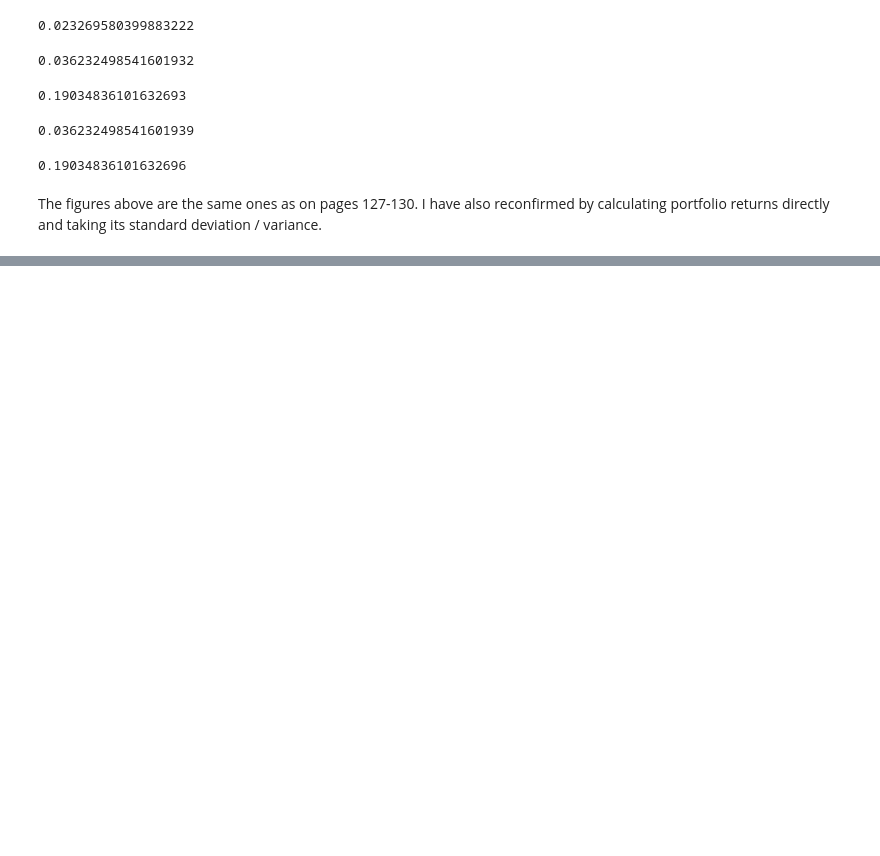
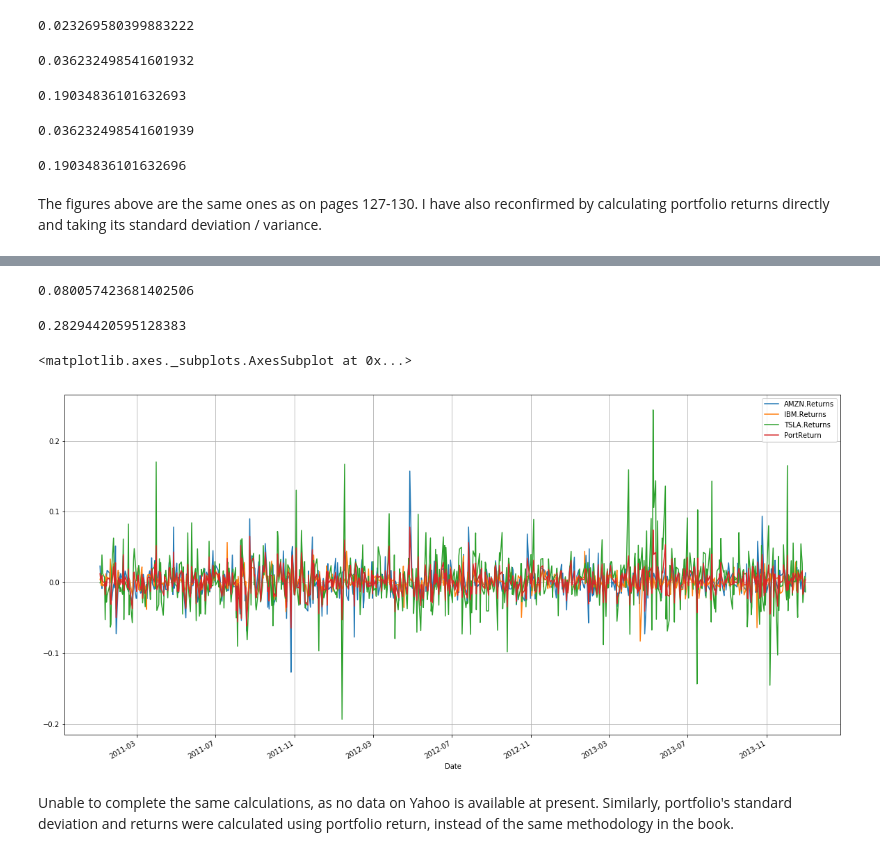
Before and after one commit to drastorguev/financethroughpython, a Jupyter notebook: AFDIFMUR-Ch4-Risk.ipynb, the cells around one changed output, grey strips where cells are left out. Drawn from its saved outputs; the diff is of its cells as text; code cells hidden in the pictures; blank space fills up the shorter version.

```diff
--- a/AFDIFMUR-Ch4-Risk.ipynb
+++ b/AFDIFMUR-Ch4-Risk.ipynb
@@ -269,3 +269,18 @@ rettable['PortReturn'].std()*math.sqrt(252)
 0.19034836101632696
 # %% [markdown]
 The figures above are the same ones as on pages 127-130. I have also reconfirmed by calculating portfolio returns directly and taking its standard deviation / variance.
+# %%
+amzn_weight2 = 0.5
+ibm_weight2 = 0.2
+tsla_weight2 = 0.3
+amzn3 = web.DataReader("AMZN", 'yahoo', start, end)[['Adj Close']]
+amzn3['Returns'] = amzn3['Adj Close'].pct_change()
+amzn3.columns = ['AMZN.AdjClose','AMZN.Returns']
+ibm3 = web.DataReader("IBM", 'yahoo', start, end)[['Adj Close']]
+ibm3['Returns'] = ibm3['Adj Close'].pct_change()
+ibm3.columns = ['IBM.AdjClose','IBM.Returns']
+tsla3 = web.DataReader("TSLA", 'yahoo', start, end)[['Adj Close']]
+tsla3['Returns'] = tsla3['Adj Close'].pct_change()
+tsla3.columns = ['TSLA.AdjClose','TSLA.Returns']
+rettable2 = pd.concat([amzn2,ibm2,tsla3], join='outer',axis=1)
+rettable2.head()
@@ -271,0 +295,17 @@ The figures above are the same ones as on pages 127-130. I have also reconfirmed
+# %%
+rettable2['PortReturn'] = rettable2['AMZN.Returns']*amzn_weight2+rettable2['IBM.Returns']*ibm_weight2+tsla_weight2*rettable2['TSLA.Returns']
+# %%
+rettable2['PortReturn'].var()*252
+# %% [output]
+0.080057423681402506
+# %%
+rettable2['PortReturn'].std()*math.sqrt(252)
+# %% [output]
+0.28294420595128383
+# %%
+rettable2[['AMZN.Returns','IBM.Returns','TSLA.Returns','PortReturn']].plot(figsize=(20,10),grid=True)
+# %% [output]
+<matplotlib.axes._subplots.AxesSubplot at 0x...>
+[figure, added]
+# %% [markdown]
+Unable to complete the same calculations, as no data on Yahoo is available at present. Similarly, portfolio's standard deviation and returns were calculated using portfolio return, instead of the same methodology in the book.
```
Also changed, not shown: parts of 1 cell of this notebook.
